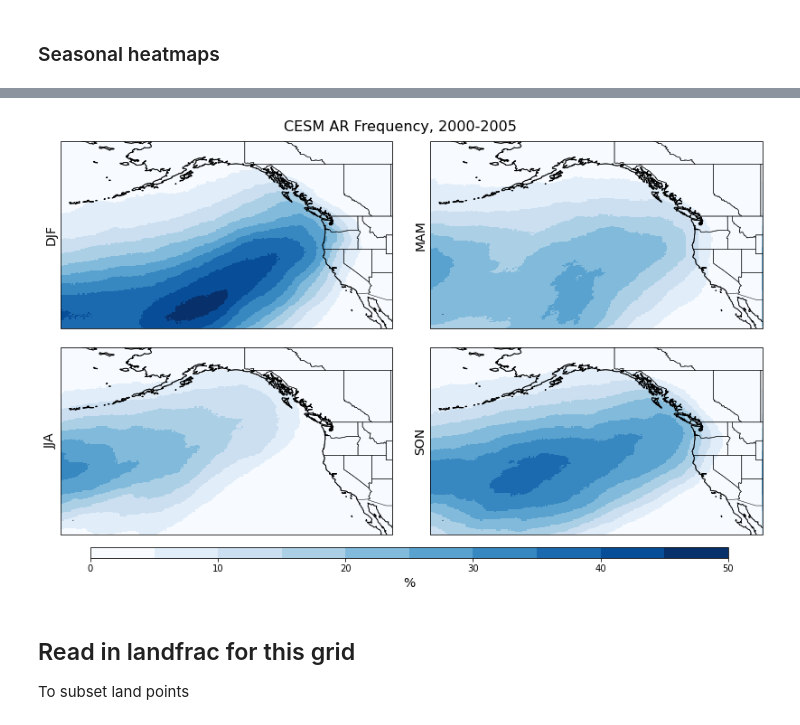
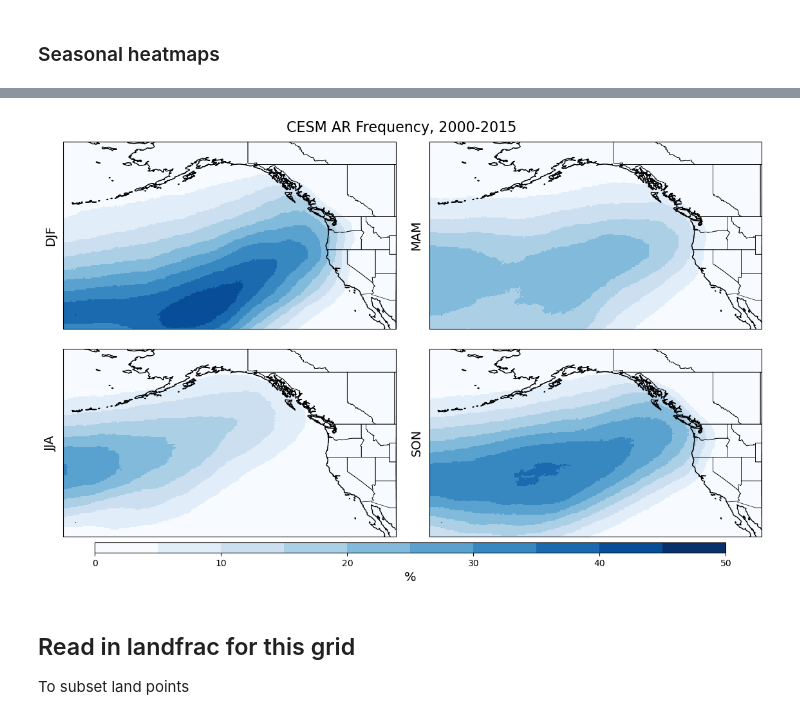
Before and after one commit to katiedagon/ML-extremes, a Jupyter notebook: notebooks/ClimateNet_ARs.ipynb, the cells around one changed output, grey strips where cells are left out. Cells and saved outputs as stored; diff of their text form; code cells hidden in the pictures.

```diff
--- a/notebooks/ClimateNet_ARs.ipynb
+++ b/notebooks/ClimateNet_ARs.ipynb
@@ -159,4 +297,4 @@ cnet.isel(time=0).plot();
 # %%
-AR = cnet.clip(min=1)-1
+AR = cnet_timeshift.clip(min=1)-1
 AR
 # %% [output]
@@ -190,7 +328,7 @@ AR.sum(dim='time').plot(robust=True);
 # %% [output]
 [figure]
 # %%
-npercentARs = 100*(AR.sum(dim='time'))/len(cnet.time)
+npercentARs = 100*(AR.sum(dim='time'))/len(cnet_timeshift.time)
 # %%
 npercentARs = npercentARs.persist()
 # %%
@@ -232,7 +370,7 @@ ax.set_title('CESM AR Frequency, 2000-2005', fontsize=16);
 ### Seasonal heatmaps
 # %%
 # getting the number of time points in each season (they vary due to month lengths)
-season_lengths = cnet.time.groupby('time.season').count()
+season_lengths = cnet_timeshift.time.groupby('time.season').count()
 season_lengths
 # %% [output]
 <xarray.DataArray 'time' (season: 4)>
@@ -240,6 +378,6 @@ array([4320, 4416, 4416, 4368])
 Coordinates:
   * season   (season) object 'DJF' 'JJA' 'MAM' 'SON'
 # %%
-npercentARs_byseason = 100*((cnet.clip(min=1)-1).groupby('time.season').sum(dim='time'))/season_lengths
+npercentARs_byseason = 100*((cnet_timeshift.clip(min=1)-1).groupby('time.season').sum(dim='time'))/season_lengths
 npercentARs_byseason.sel(season='DJF').plot(robust=True);
 # %% [output]
@@ -253,35 +391,37 @@ array(47.63888889)
 # %%
 # a nicer plot
 fig, axs = plt.subplots(2, 2, figsize=(14,8), subplot_kw={'projection': ccrs.PlateCarree(central_longitude=180.0)}) # ARTMIP region
 
 axs = axs.ravel()
 
 # discrete colormap
 cmap=plt.cm.get_cmap('Blues', 10) # ARTMIP region
 
 for i, season in enumerate(('DJF', 'MAM', 'JJA', 'SON')):
     field, lon = add_cyclic_point(npercentARs_byseason.sel(season=season), coord=npercentARs_byseason.lon)
     lat = npercentARs_byseason.lat
     cf = axs[i].pcolormesh(lon, lat, field, cmap=cmap, vmin=0, vmax=50, transform=ccrs.PlateCarree())
     axs[i].coastlines(zorder=1)
     axs[i].add_feature(cfeature.STATES, zorder=2, linewidth=0.5)
     axs[i].set_ylabel(season, fontsize=14)
     axs[i].set_yticks([])
     axs[i].set_extent((lon[0],lon[-1],lat[0],lat[-1]), crs=ccrs.PlateCarree())
 
 # add colorbar
 cb_ax = fig.add_axes([0.16, 0.08, 0.7, 0.02])
 cbar = plt.colorbar(cf, cax=cb_ax, orientation='horizontal')
 cbar.ax.set_xlabel('%', fontsize=14)
 
 # add title
-fig.suptitle('CESM AR Frequency, 2000-2005', fontsize=16, y=0.92)
+#fig.suptitle('CESM AR Frequency, 2000-2005', fontsize=16, y=0.92)
+fig.suptitle('CESM AR Frequency, 2000-2015', fontsize=16, y=0.92)
 
 plt.subplots_adjust(wspace=0.1, hspace=0.1)
 
 #plt.savefig('../figures/toSCP/npercentARs_WUS_CESM_hist_byseason.png', bbox_inches='tight')
+#plt.savefig('../figures/toSCP/npercentARs_WUS_CESM_hist_rcp26_byseason.png', bbox_inches='tight')
 # %% [output]
-[figure, old version]
+[figure, new version]
 # %% [markdown]
 ## Read in landfrac for this grid
 To subset land points
```
Also changed, not shown: parts of 53 cells of this notebook, 1 other file.
